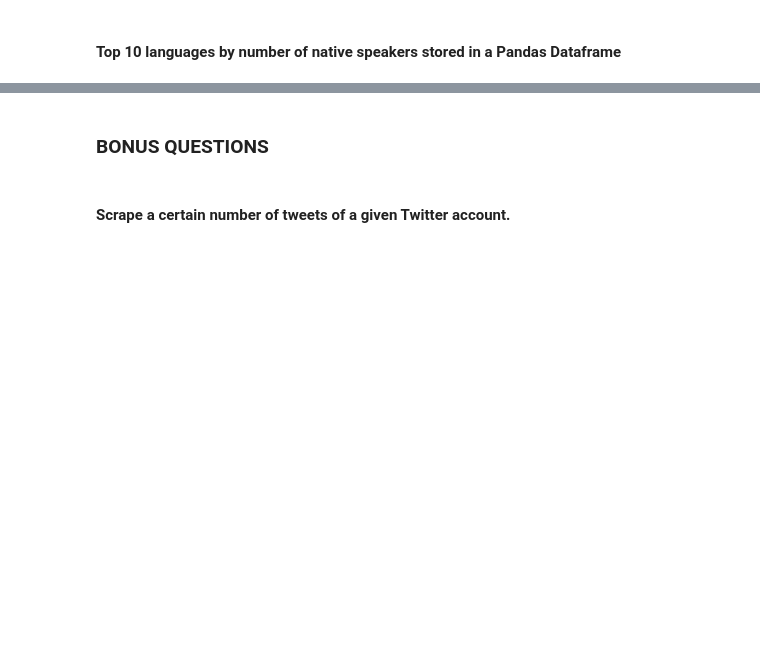
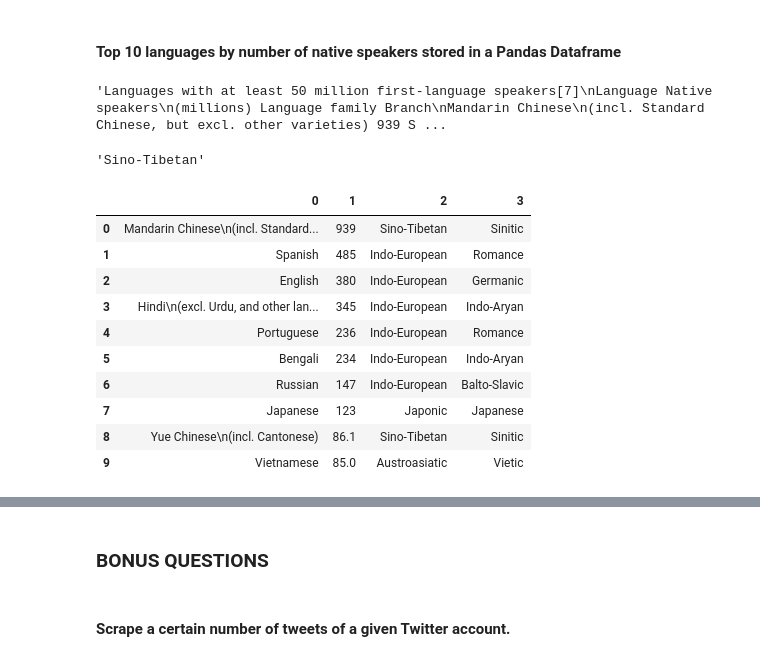
Before and after one commit to Ironhack-Data-Madrid-Octubre-2023/4.3-lab_web_scraping_selenium, a Jupyter notebook: your-code/main.ipynb, the cells around one changed output, grey strips where cells are left out. Drawn from its saved outputs; the diff is of its cells as text; code cells hidden in the pictures; blank space fills up the shorter version.

```diff
--- a/your-code/main.ipynb
+++ b/your-code/main.ipynb
@@ -513,0 +614,51 @@ url = 'https://en.wikipedia.org/wiki/List_of_languages_by_number_of_native_speak
+# %%
+tabla = driver.find_element(By.CSS_SELECTOR, '#mw-content-text > div.mw-parser-output > table.wikitable.sortable.static-row-numbers.jquery-tablesorter')
+# %%
+tabla.text
+# %% [output]
+'Languages with at least 50 million first-language speakers[7]\nLanguage Native speakers\n(millions) Language family Branch\nMandarin Chinese\n(incl. Standard Chinese, but excl. other varieties) 939 S ...
+# %%
+cuerpo = tabla.find_element(By.TAG_NAME, 'tbody') # Curepo de la tabla está todo dentro de 'tbody'
+
+
+filas = cuerpo.find_elements(By.TAG_NAME, 'tr') # Cada fila está metida en un 'tr'
+# %%
+filas[0].find_elements(By.TAG_NAME, 'td')[2].text # Cada una de las celdas está metida en un 'td'
+# %% [output]
+'Sino-Tibetan'
+# %%
+matriz = [] # Vamos a crear una matriz vacía dentro de la cual ir metiendo los datos de cada celda
+contador = 0
+
+for f in filas:
+
+    tmp = [] # Creamos otra lista vacía que hará de almacenador de los datos de la fila
+
+    elems = f.find_elements(By.TAG_NAME, 'td')  # creamos lista con info de cada celda -> cada una está en un 'td'
+
+    for e in elems:
+
+        tmp.append(e.text) # metemos la lista (pasada a texto) en la lista vacía
+
+    matriz.append(tmp) # metemos la fila en la matriz vacía
+
+    contador+=1
+
+    if contador == 10:
+        break
+# %%
+# Pasamos la matriz a dataframe con pandas
+tabla_df = pd.DataFrame(matriz)
+tabla_df
+# %% [output]
+|  | 0 | 1 | 2 | 3 |
+| 0 | Mandarin Chinese\n(incl. Standard... | 939 | Sino-Tibetan | Sinitic |
+| 1 | Spanish | 485 | Indo-European | Romance |
+| 2 | English | 380 | Indo-European | Germanic |
+| 3 | Hindi\n(excl. Urdu, and other lan... | 345 | Indo-European | Indo-Aryan |
+| 4 | Portuguese | 236 | Indo-European | Romance |
+| 5 | Bengali | 234 | Indo-European | Indo-Aryan |
+| 6 | Russian | 147 | Indo-European | Balto-Slavic |
+| 7 | Japanese | 123 | Japonic | Japanese |
+| 8 | Yue Chinese\n(incl. Cantonese) | 86.1 | Sino-Tibetan | Sinitic |
+| 9 | Vietnamese | 85.0 | Austroasiatic | Vietic |
```
Also changed, not shown: parts of 27 cells of this notebook.
